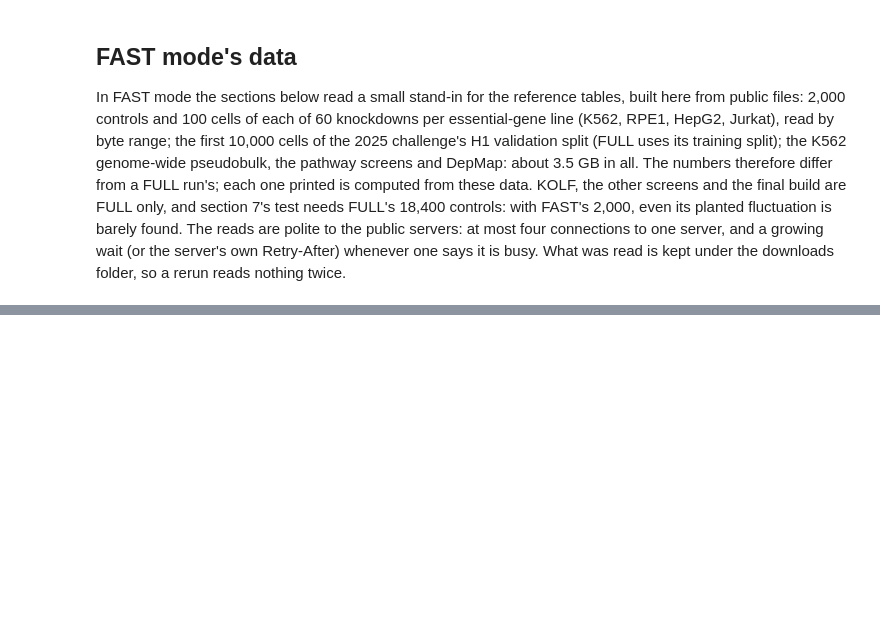
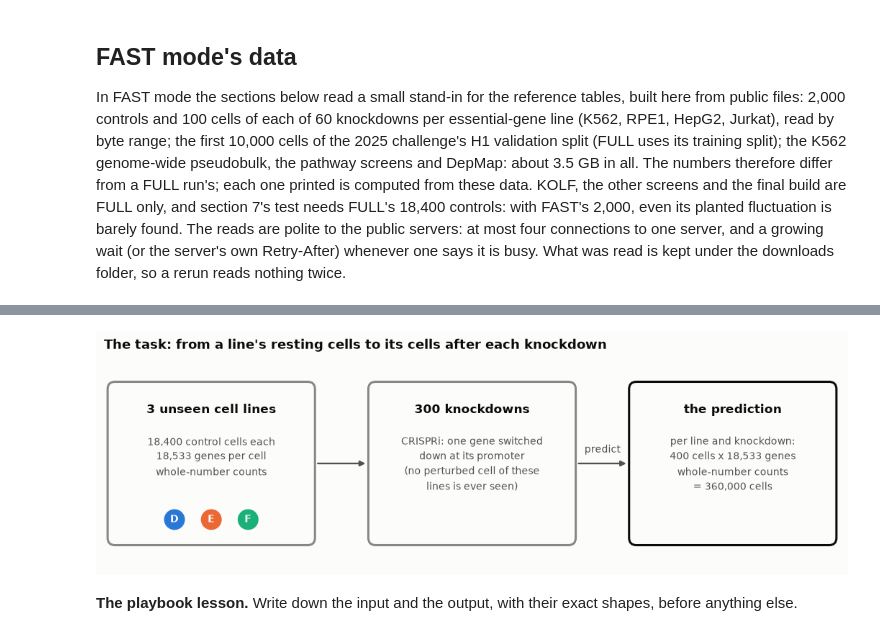
Before and after one commit to helenhenryz/vcc2026-perturbation-prediction, a Jupyter notebook: notebook.ipynb, the cells around one changed output, grey strips where cells are left out. Cells and saved outputs as stored; diff of their text form; code cells hidden in the pictures; blank space fills up the shorter version.

Commit message:
Notebook: the task and the scorer (sections 1-2)

```diff
--- a/notebook.ipynb
+++ b/notebook.ipynb
@@ -151,0 +174,63 @@ if MODE == "FAST":
+# %%
+man1, genes1, perts1 = read_phase(PHASE)
+fig, ax = plt.subplots(figsize=(12, 3.4))
+ax.set_xlim(0, 12), ax.set_ylim(0, 3.4)
+ax.axis("off")
+
+
+def box(x, y, w, h, title, body, colour):
+    ax.add_patch(
+        mpl.patches.FancyBboxPatch(
+            (x, y), w, h, boxstyle="round,pad=0.04,rounding_size=0.12", fc=SURFACE, ec=colour, lw=2
+        )
+    )
+    ax.text(x + w / 2, y + h - 0.32, title, ha="center", va="top", fontsize=11, fontweight="bold", color=INK)
+    ax.text(x + w / 2, y + h - 0.82, body, ha="center", va="top", fontsize=9, color=INK2, linespacing=1.5)
+
+
+def arrow(x0, x1, y, label):
+    ax.annotate("", xy=(x1, y), xytext=(x0, y), arrowprops={"arrowstyle": "-|>", "color": INK2, "lw": 1.5})
+    ax.text((x0 + x1) / 2, y + 0.18, label, ha="center", fontsize=9, color=INK2)
+
+
+n_ctrl = man1["per_context"][man1["contexts"][0]]["control_cells"] if "per_context" in man1 else None
+box(
+    0.1,
+    0.4,
+    3.3,
+    2.6,
+    f"{len(man1['contexts'])} unseen cell lines",
+    f"{n_ctrl:,} control cells each\n{len(genes1):,} genes per cell\nwhole-number counts"
+    if n_ctrl
+    else f"control cells\n{len(genes1):,} genes per cell",
+    MUTED,
+)
+box(
+    4.35,
+    0.4,
+    3.3,
+    2.6,
+    f"{len(perts1)} knockdowns",
+    "CRISPRi: one gene switched\ndown at its promoter\n(no perturbed cell of these\nlines is ever seen)",
+    MUTED,
+)
+box(
+    8.6,
+    0.4,
+    3.3,
+    2.6,
+    "the prediction",
+    f"per line and knockdown:\n400 cells x {len(genes1):,} genes\nwhole-number counts\n= {len(man1['contexts']) * len(perts1) * 400:,} cells",
+    INK,
+)
+for i, (c, colour) in enumerate(line_colours(man1["contexts"]).items()):  # the lines' colours, used in every figure
+    ax.add_patch(mpl.patches.Circle((1.15 + 0.6 * i, 0.78), 0.17, fc=colour, ec="none"))
+    ax.text(1.15 + 0.6 * i, 0.78, c, ha="center", va="center", fontsize=9, fontweight="bold", color="#ffffff")
+arrow(3.45, 4.3, 1.7, "")
+arrow(7.7, 8.55, 1.7, "predict")
+ax.set_title("The task: from a line's resting cells to its cells after each knockdown")
+plt.show()
+# %% [output]
+[figure, added]
+# %% [markdown]
+**The playbook lesson.** Write down the input and the output, with their exact shapes, before anything else.
```
Also changed, not shown: parts of 10 cells of this notebook.
